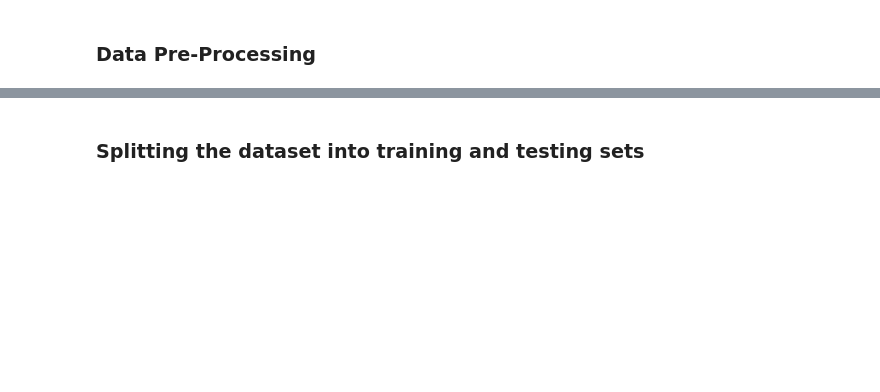
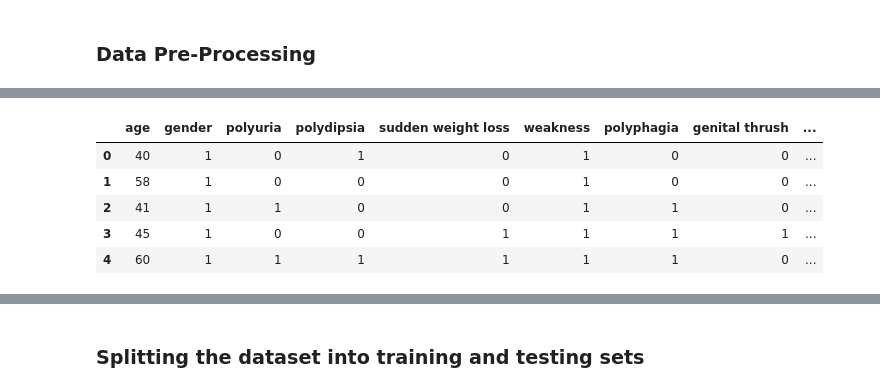
Before and after one commit to Rafhossin/FinalYearProject, a Jupyter notebook: Backend/MLModel.py/ComparativeAnalysis.ipynb, the cells around one changed output, grey strips where cells are left out. Cells and saved outputs as stored; diff of their text form; code cells hidden in the pictures; blank space fills up the shorter version.

```diff
--- a/Backend/MLModel.py/ComparativeAnalysis.ipynb
+++ b/Backend/MLModel.py/ComparativeAnalysis.ipynb
@@ -514,0 +748,11 @@ else:
+# %%
+#Showing null values
+dataFrame.isna().sum()
+
+ #Handle missing values
+# Option 1: Remove rows with missing values
+dataFrame = dataFrame.dropna()
+
+
+# Show the first 50 rows of the cleaned dataset
+print(dataFrame.head(5))
@@ -552,5 +866,12 @@ print(features.info())
 # %%
-features.head(50)
+features.head(5)
+# %% [output]
+|  | age | gender | polyuria | polydipsia | sudden weight loss | weakness | polyphagia | genital thrush | ... |
+| 0 | 40 | 1 | 0 | 1 | 0 | 1 | 0 | 0 | ... |
+| 1 | 58 | 1 | 0 | 0 | 0 | 1 | 0 | 0 | ... |
+| 2 | 41 | 1 | 1 | 0 | 0 | 1 | 1 | 0 | ... |
+| 3 | 45 | 1 | 0 | 0 | 1 | 1 | 1 | 1 | ... |
+| 4 | 60 | 1 | 1 | 1 | 1 | 1 | 1 | 0 | ... |
 # %%
 
 
```
Also changed, not shown: parts of 67 cells of this notebook, 48 other files.
